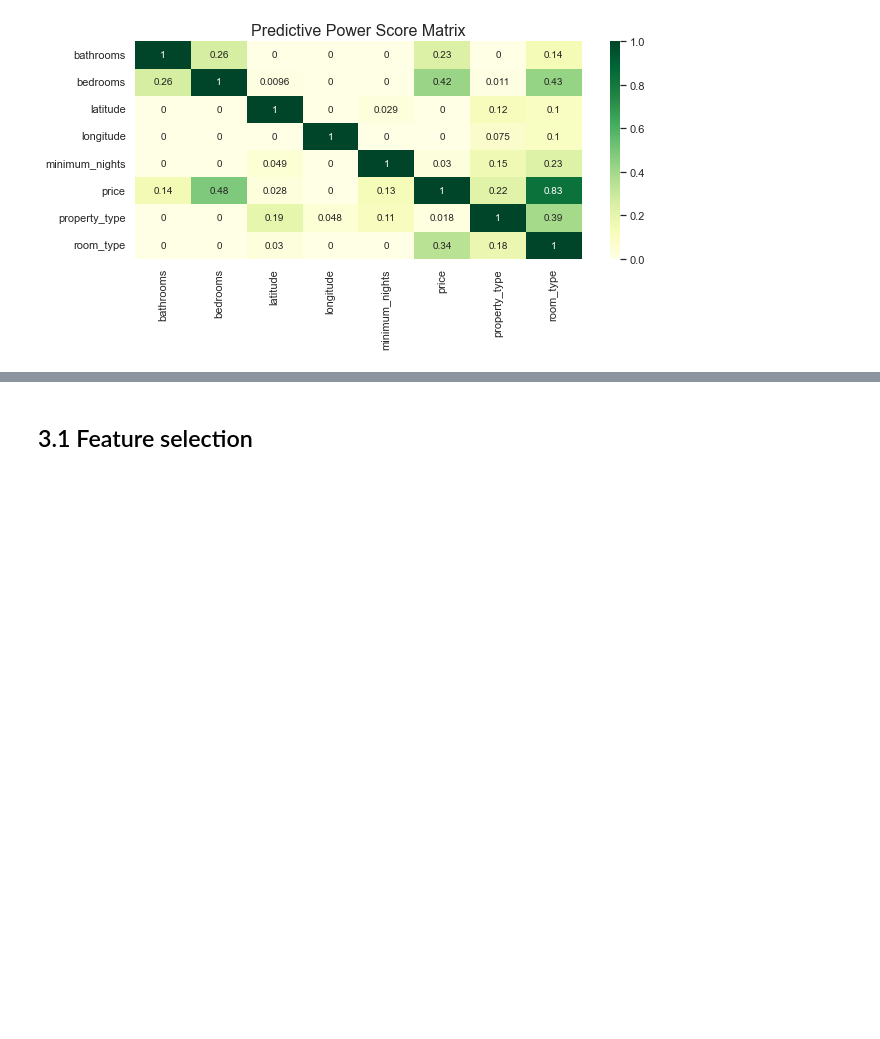
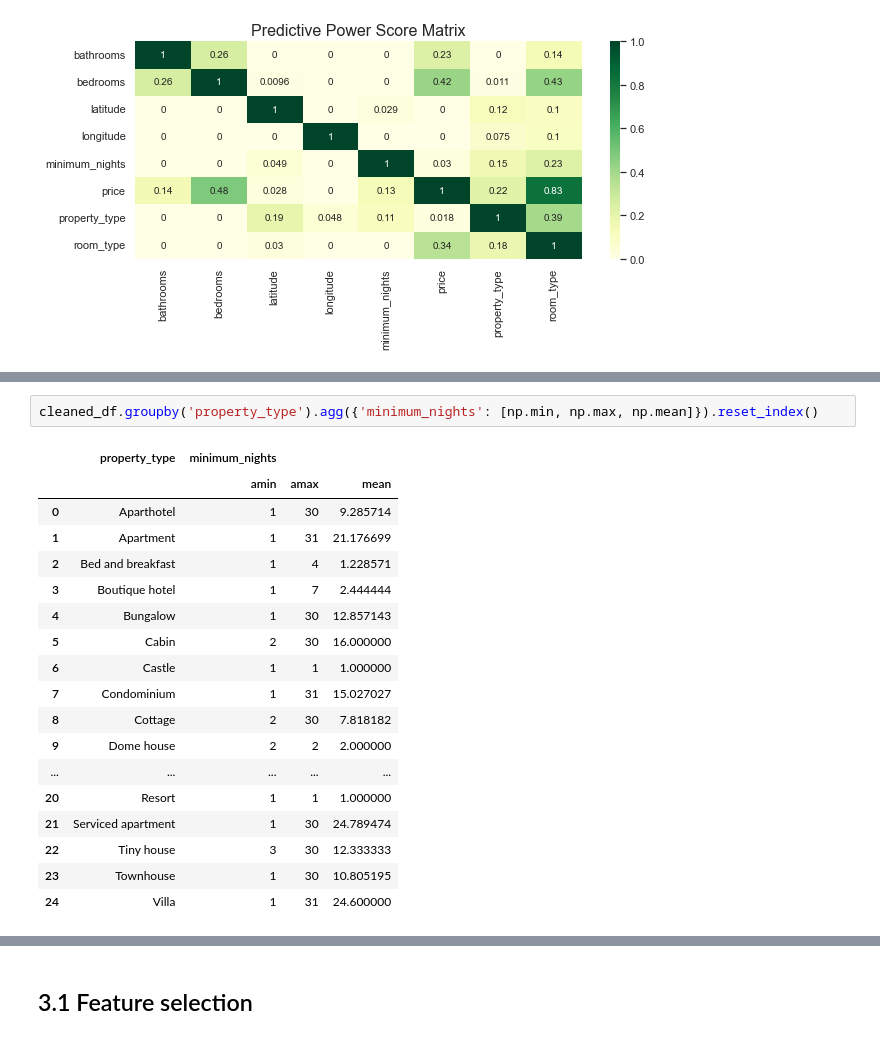
Before and after one commit to dissagaliyeva/property-rentals-analysis, a Jupyter notebook: analysis.ipynb, the cells around one changed output, grey strips where cells are left out. Saved outputs shown, nothing was run; the diff lists cells and outputs as text; blank space fills up the shorter version.

```diff
--- a/analysis.ipynb
+++ b/analysis.ipynb
@@ -568,0 +607,21 @@ pps_matrix(cleaned_df)
+# %%
+cleaned_df.groupby('property_type').agg({'minimum_nights': [np.min, np.max, np.mean]}).reset_index()
+# %% [output]
+|  | property_type | minimum_nights |  |  |
+|  |  | amin | amax | mean |
+| 0 | Aparthotel | 1 | 30 | 9.285714 |
+| 1 | Apartment | 1 | 31 | 21.176699 |
+| 2 | Bed and breakfast | 1 | 4 | 1.228571 |
+| 3 | Boutique hotel | 1 | 7 | 2.444444 |
+| 4 | Bungalow | 1 | 30 | 12.857143 |
+| 5 | Cabin | 2 | 30 | 16.000000 |
+| 6 | Castle | 1 | 1 | 1.000000 |
+| 7 | Condominium | 1 | 31 | 15.027027 |
+| 8 | Cottage | 2 | 30 | 7.818182 |
+| 9 | Dome house | 2 | 2 | 2.000000 |
+| ... | ... | ... | ... | ... |
+| 20 | Resort | 1 | 1 | 1.000000 |
+| 21 | Serviced apartment | 1 | 30 | 24.789474 |
+| 22 | Tiny house | 3 | 30 | 12.333333 |
+| 23 | Townhouse | 1 | 30 | 10.805195 |
+| 24 | Villa | 1 | 31 | 24.600000 |
```
Also changed, not shown: parts of 12 cells of this notebook.
